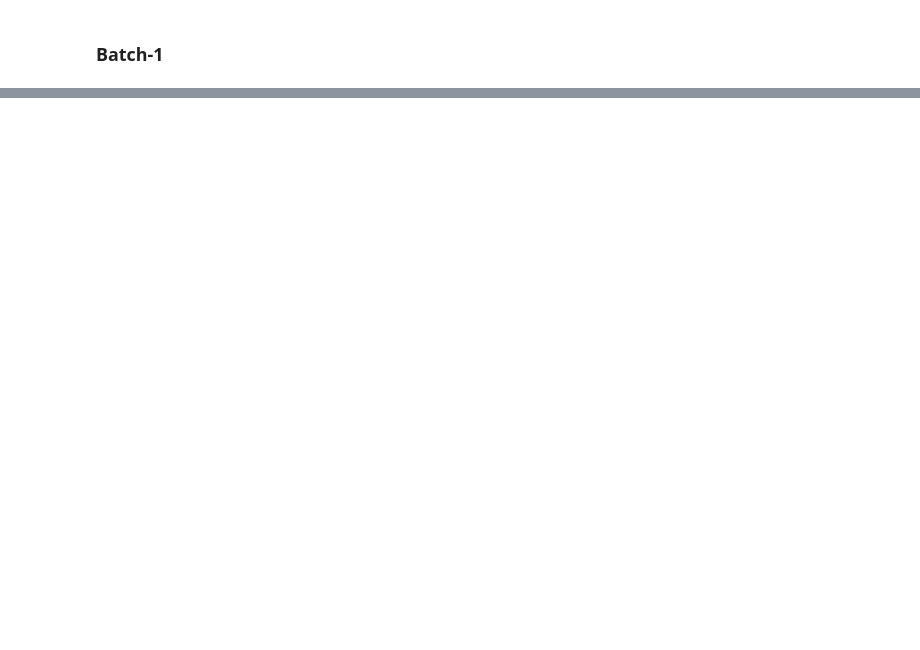
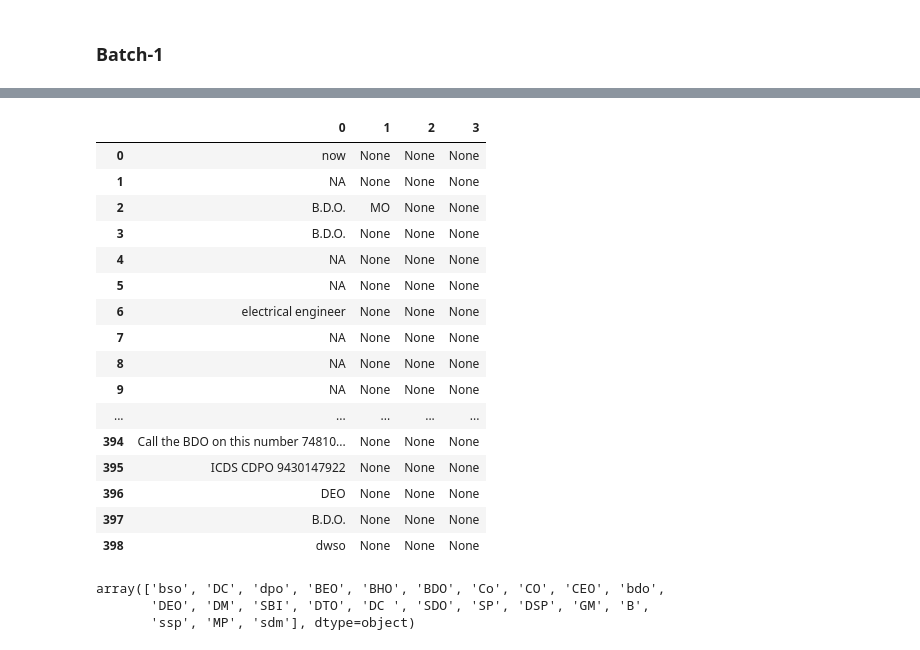
Before and after one commit to mistryishan25/VIZ4SG-Video_Volunteers, a Jupyter notebook: Data_Cleaning.ipynb, the cells around one changed output, grey strips where cells are left out. Saved outputs shown, nothing was run; the diff lists cells and outputs as text; code cells hidden in the pictures; blank space fills up the shorter version.

Commit message:
Batch-1 Done 70%

```diff
--- a/Data_Cleaning.ipynb
+++ b/Data_Cleaning.ipynb
@@ -187,6 +130,4 @@ Name: is_impact, dtype: int64
 
 batch_1.loc[:,'impact_possible'] = batch_1.loc[:,'impact_possible'].str.strip().str.lower()
 batch_1.loc[:,'impact_possible'] = batch_1.loc[:,'impact_possible'].map({'no':False,'yes':True})
-batch_1.loc[:,'impact_possible'] = batch_1.loc[:,'impact_possible'].fillna("NA")
-
 batch_1.loc[:,'impact_possible'].value_counts(dropna=False)
@@ -197,0 +134,11 @@ Name: impact_possible, dtype: int64
+# %%
+#impact_in_process
+
+batch_1['impact_in_process'] = batch_1['impact_in_process'].str.lower().str.strip()
+batch_1.loc[:, 'impact_in_process']= batch_1.loc[:,'impact_in_process'].map({'no' : False, 'yes' :True, 'na':'NA'})
+batch_1.loc[:,'impact_in_process'].value_counts()
+# %%
+# target_official
+
+temp = batch_1.copy()
+temp['target_official'].value_counts()
@@ -197,0 +163,37 @@ Name: impact_possible, dtype: int64
+# %%
+temp['target_official'] = temp['target_official'].str.strip()
+temp = temp['target_official'].str.split(",", expand = True)
+# %%
+temp
+# %% [output]
+|  | 0 | 1 | 2 | 3 |
+| 0 | now | None | None | None |
+| 1 | NA | None | None | None |
+| 2 | B.D.O. | MO | None | None |
+| 3 | B.D.O. | None | None | None |
+| 4 | NA | None | None | None |
+| 5 | NA | None | None | None |
+| 6 | electrical engineer | None | None | None |
+| 7 | NA | None | None | None |
+| 8 | NA | None | None | None |
+| 9 | NA | None | None | None |
+| ... | ... | ... | ... | ... |
+| 394 | Call the BDO on this number 74810... | None | None | None |
+| 395 | ICDS CDPO 9430147922 | None | None | None |
+| 396 | DEO | None | None | None |
+| 397 | B.D.O. | None | None | None |
+| 398 | dwso | None | None | None |
+# %%
+# To DO : Select what to map and what to change
+
+
+map = {'bso' : 'BSO', 'dpo' : 'DPO'}
+# replace . with ''
+temp.replace('.', '')
+word = ["NA", 'now', 'no', 'n', 'N/A']
+small_words = temp.loc[(temp[0].str.len()<4) & (~temp[0].str.contains('|'.join(words for words in word)))]
+small_words[0].unique()
+# %% [output]
+array(['bso', 'DC', 'dpo', 'BEO', 'BHO', 'BDO', 'Co', 'CO', 'CEO', 'bdo',
+       'DEO', 'DM', 'SBI', 'DTO', 'DC ', 'SDO', 'SP', 'DSP', 'GM', 'B',
+       'ssp', 'MP', 'sdm'], dtype=object)
```
Also changed, not shown: parts of 17 cells of this notebook.
